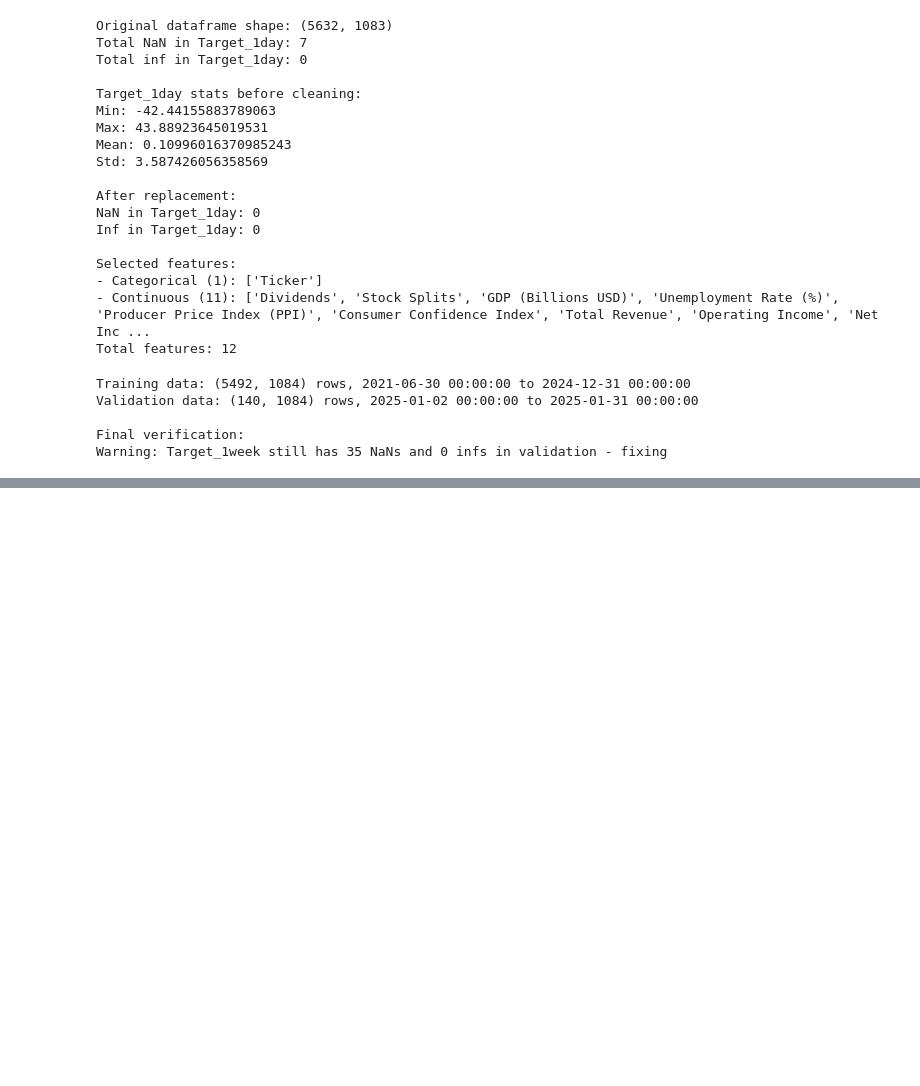
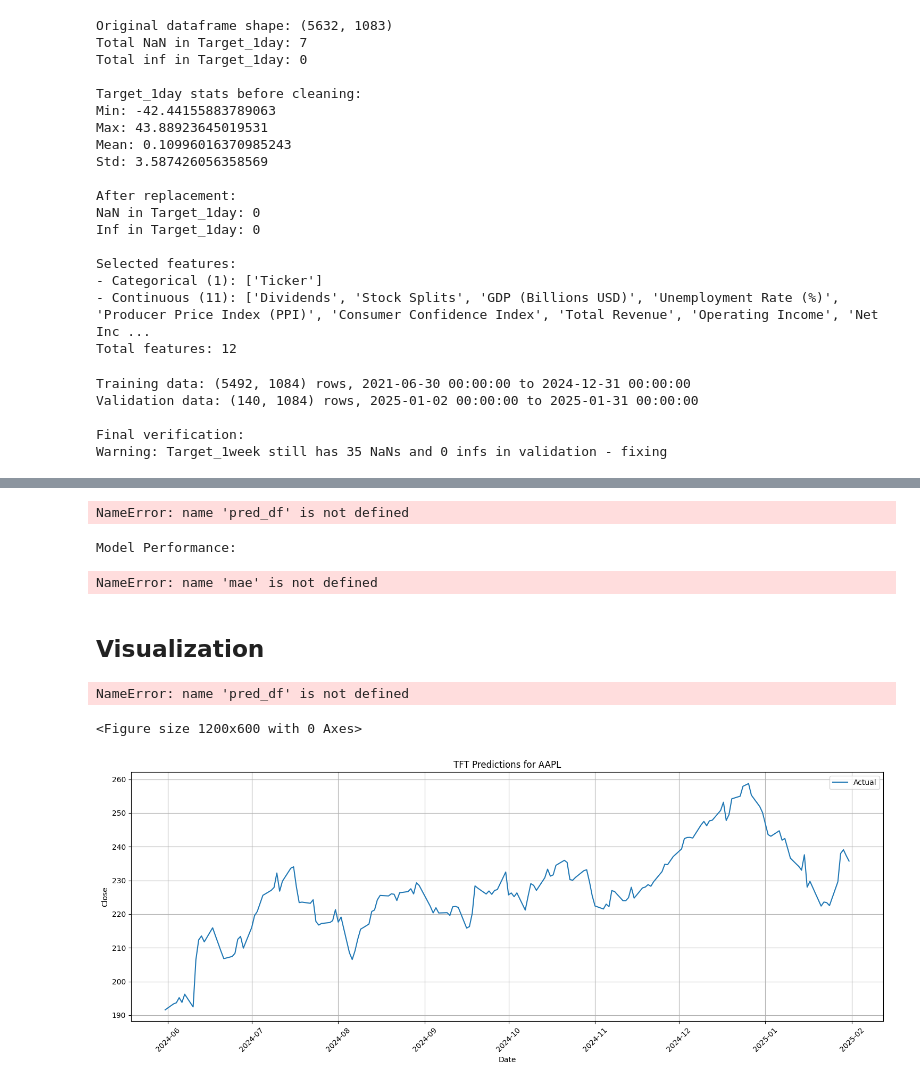
Before and after one commit to ManuelBagasina/DATCapstone, a Jupyter notebook: TFT.ipynb, the cells around one changed output, grey strips where cells are left out. Cells and saved outputs as stored; diff of their text form; code cells hidden in the pictures; blank space fills up the shorter version.

Commit message:
first setup for tft model. no debugging yet. checkpoint

```diff
--- a/TFT.ipynb
+++ b/TFT.ipynb
@@ -589,0 +696,8 @@ print("\nTFT model evaluation completed!")
+# %%
+from zipfile import ZipFile
+import pandas as pd
+
+# Explicitly extract data.csv from ZIP
+with ZipFile('_data.csv.zip', 'r') as z:
+    with z.open('data.csv') as f:  # Ignore macOS metadata files
+        df = pd.read_csv(f, index_col=0)
@@ -589,0 +809,13 @@ print("\nTFT model evaluation completed!")
+# %%
+# Create a training dataset
+# Use the last 20% of the data for testing
+val_cutoff = df_processed['time_idx'].max() - max_prediction_length
+cutoffs = {}
+for ticker in df_processed['Ticker'].unique():
+    ticker_data = df_processed[df_processed['Ticker'] == ticker]
+    cutoffs[ticker] = ticker_data['time_idx'].max() * 0.8
+
+df_processed['is_train'] = True
+for ticker, cutoff in cutoffs.items():
+    df_processed.loc[(df_processed['Ticker'] == ticker) &
+                    (df_processed['time_idx'] > cutoff), 'is_train'] = False
@@ -589,0 +936,59 @@ print("\nTFT model evaluation completed!")
+# %%
+# Calculate metrics
+mae = mean_absolute_error(pred_df['actual'], pred_df['prediction'])
+mse = mean_squared_error(pred_df['actual'], pred_df['prediction'])
+rmse = np.sqrt(mse)
+r2 = r2_score(pred_df['actual'], pred_df['prediction'])
+# %% [output]
+NameError: name 'pred_df' is not defined
+# %%
+print("\nModel Performance:")
+print(f"MAE: {mae:.4f}")
+print(f"MSE: {mse:.4f}")
+print(f"RMSE: {rmse:.4f}")
+print(f"R²: {r2:.4f}")
+# %% [output]
+Model Performance:
+NameError: name 'mae' is not defined
+# %% [markdown]
+## Visualization
+# %%
+# Visualize predictions vs actuals
+plt.figure(figsize=(12, 6))
+plt.scatter(pred_df['actual'], pred_df['prediction'], alpha=0.5)
+plt.plot([pred_df['actual'].min(), pred_df['actual'].max()],
+         [pred_df['actual'].min(), pred_df['actual'].max()],
+         'r--', lw=2)
+plt.xlabel('Actual Close Price')
+plt.ylabel('Predicted Close Price')
+plt.title('TFT Model Performance: Actual vs Predicted')
+plt.grid(True)
+plt.savefig('tft_performance.png')
+plt.show()
+# %% [output]
+NameError: name 'pred_df' is not defined
+<Figure size 1200x600 with 0 Axes>
+# %%
+# Visualize predictions vs actuals over time for a specific stock
+ticker_to_plot = df_processed['Ticker'].unique()[0]  # Choose first ticker
+ticker_val_data = df_processed[(df_processed['Ticker'] == ticker_to_plot) & (~df_processed['is_train'])].copy()
+
+# Get predictions for this ticker
+# This will be more complex and would require matching predictions to the right dates
+# Here's a simplified approach - you'll need to adapt this to your specific situation
+if len(ticker_val_data) > 0:
+    plt.figure(figsize=(15, 6))
+    plt.plot(ticker_val_data['Date'], ticker_val_data[target], label='Actual')
+    # You would add predictions here, after matching them to dates
+    # plt.plot(ticker_val_data['Date'], ticker_predictions, label='Predicted')
+    plt.title(f'TFT Predictions for {ticker_to_plot}')
+    plt.xlabel('Date')
+    plt.ylabel(target)
+    plt.legend()
+    plt.grid(True)
+    plt.xticks(rotation=45)
+    plt.tight_layout()
+    plt.savefig(f'tft_predictions_{ticker_to_plot}.png')
+    plt.show()
+# %% [output]
+[figure, added]
```
Also changed, not shown: parts of 33 cells of this notebook.
